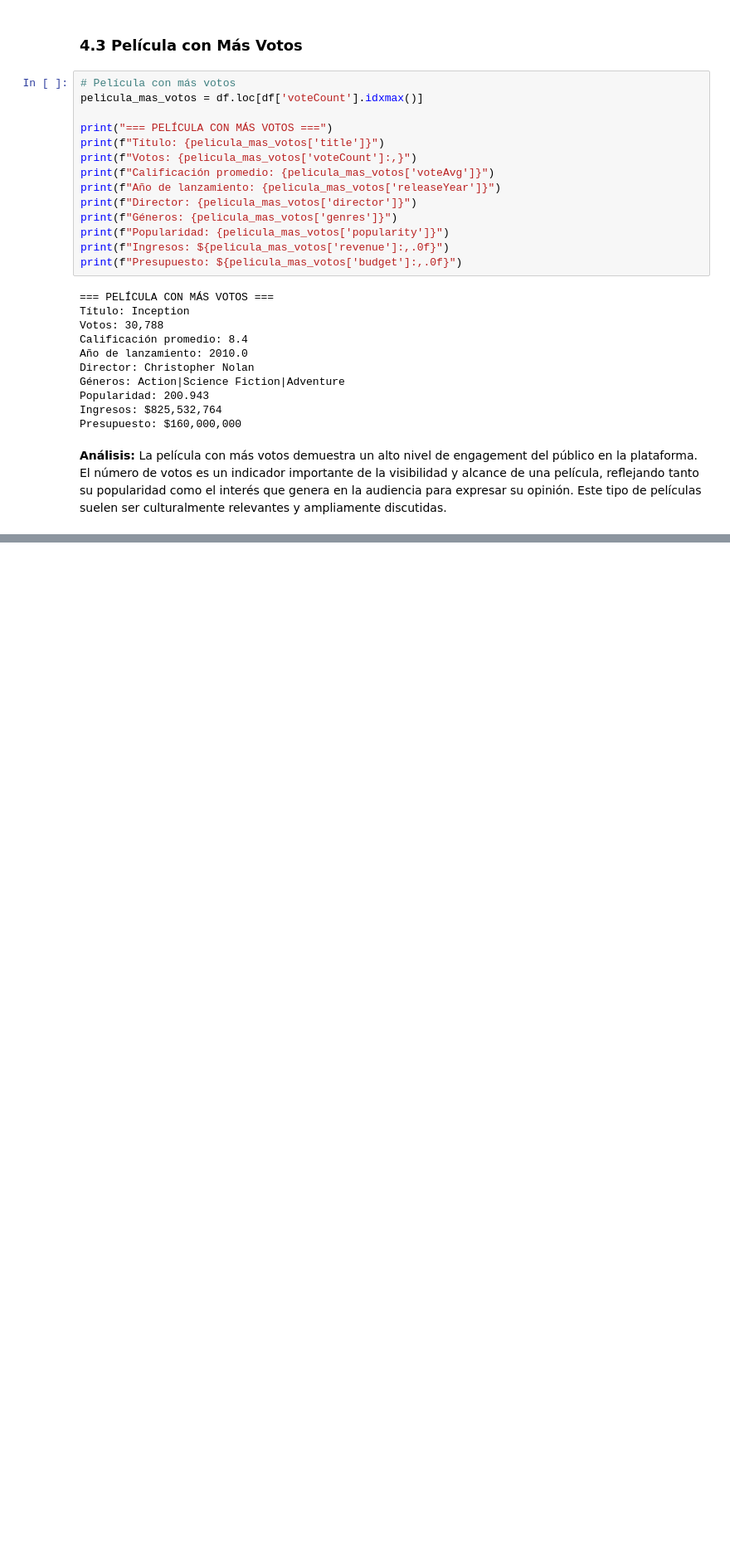
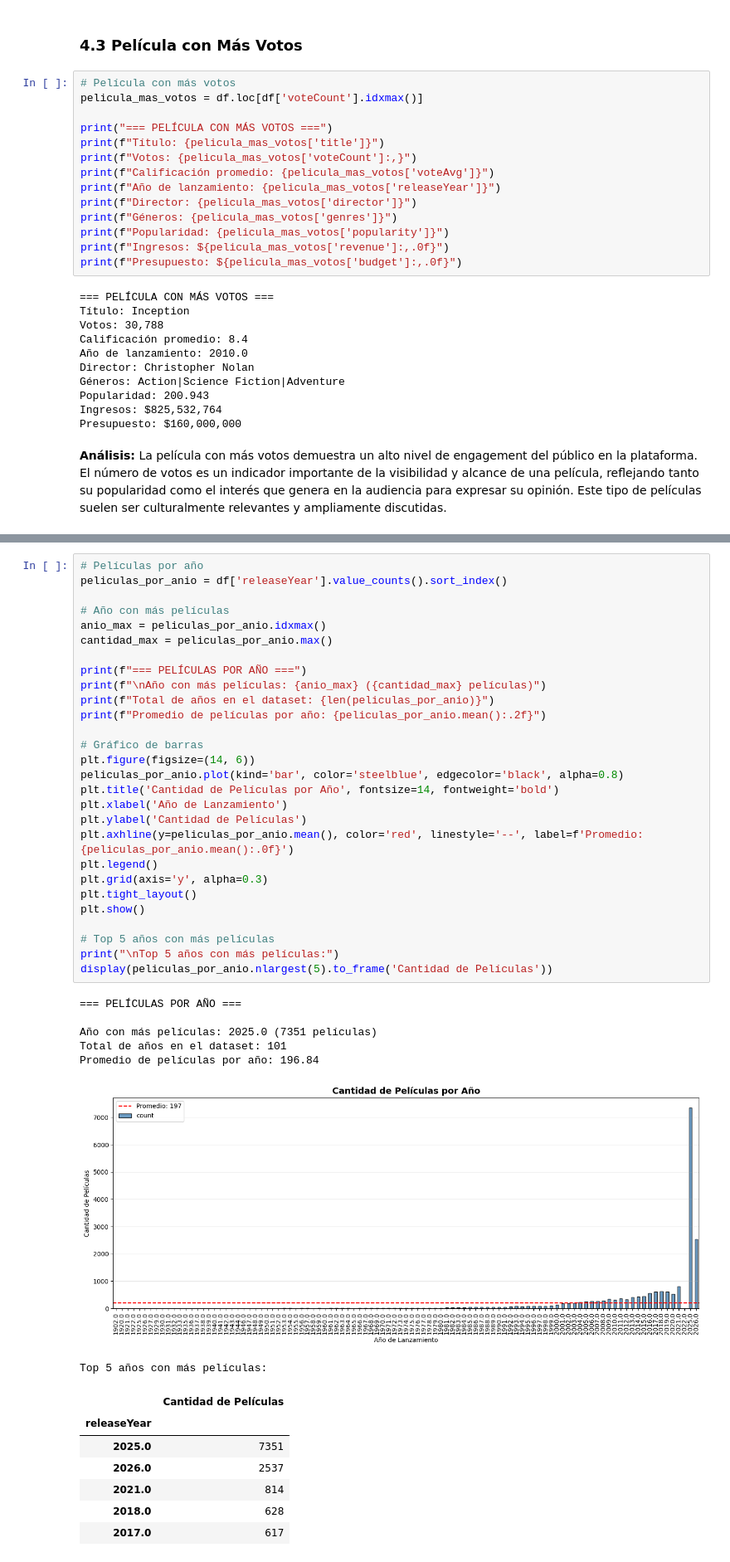
Before and after one commit to nicoCT04/lab-01-md, a Jupyter notebook: lab-1.ipynb, the cells around one changed output, grey strips where cells are left out. Shown at 83% size. Saved outputs shown, nothing was run; the diff lists cells and outputs as text; blank space fills up the shorter version.

```diff
--- a/lab-1.ipynb
+++ b/lab-1.ipynb
@@ -444,0 +491,43 @@ Presupuesto: $160,000,000
+# %%
+# Películas por año
+peliculas_por_anio = df['releaseYear'].value_counts().sort_index()
+
+# Año con más películas
+anio_max = peliculas_por_anio.idxmax()
+cantidad_max = peliculas_por_anio.max()
+
+print(f"=== PELÍCULAS POR AÑO ===")
+print(f"\nAño con más películas: {anio_max} ({cantidad_max} películas)")
+print(f"Total de años en el dataset: {len(peliculas_por_anio)}")
+print(f"Promedio de películas por año: {peliculas_por_anio.mean():.2f}")
+
+# Gráfico de barras
+plt.figure(figsize=(14, 6))
+peliculas_por_anio.plot(kind='bar', color='steelblue', edgecolor='black', alpha=0.8)
+plt.title('Cantidad de Películas por Año', fontsize=14, fontweight='bold')
+plt.xlabel('Año de Lanzamiento')
+plt.ylabel('Cantidad de Películas')
+plt.axhline(y=peliculas_por_anio.mean(), color='red', linestyle='--', label=f'Promedio: {peliculas_por_anio.mean():.0f}')
+plt.legend()
+plt.grid(axis='y', alpha=0.3)
+plt.tight_layout()
+plt.show()
+
+# Top 5 años con más películas
+print("\nTop 5 años con más películas:")
+display(peliculas_por_anio.nlargest(5).to_frame('Cantidad de Películas'))
+# %% [output]
+=== PELÍCULAS POR AÑO ===
+
+Año con más películas: 2025.0 (7351 películas)
+Total de años en el dataset: 101
+Promedio de películas por año: 196.84
+[figure, added]
+Top 5 años con más películas:
+|  | Cantidad de Películas |
+| releaseYear |  |
+| 2025.0 | 7351 |
+| 2026.0 | 2537 |
+| 2021.0 | 814 |
+| 2018.0 | 628 |
+| 2017.0 | 617 |
```
Also changed, not shown: parts of 20 cells of this notebook.
